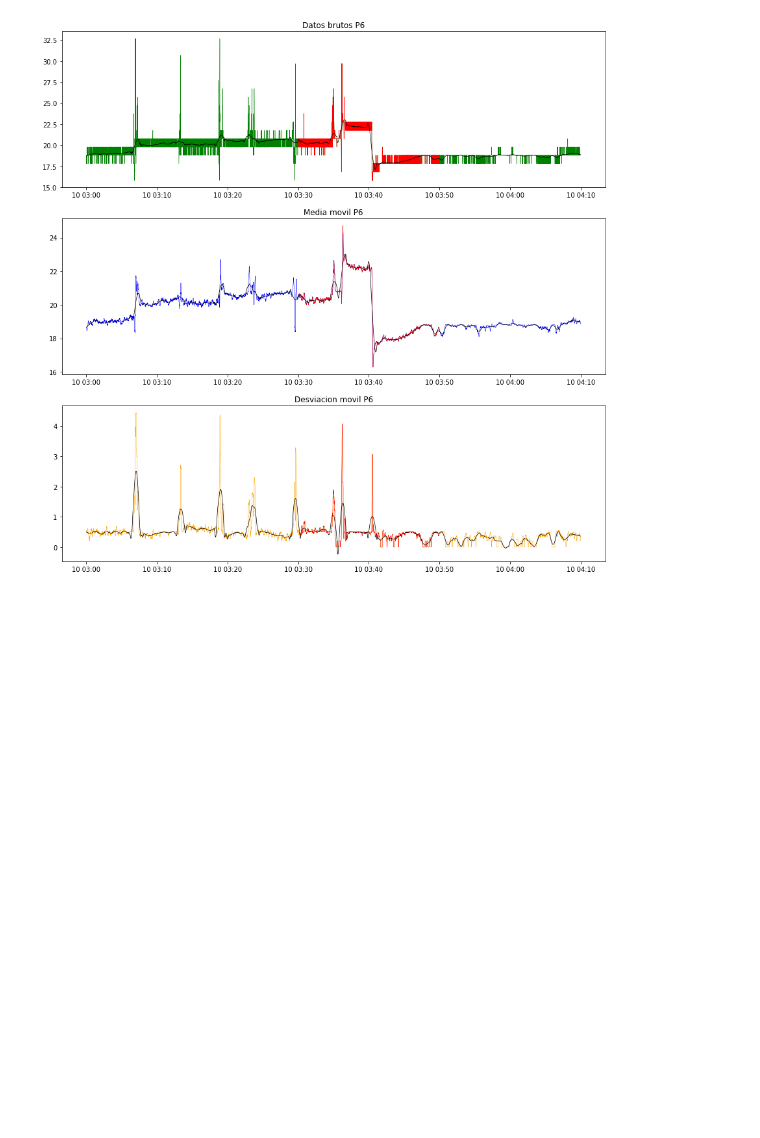
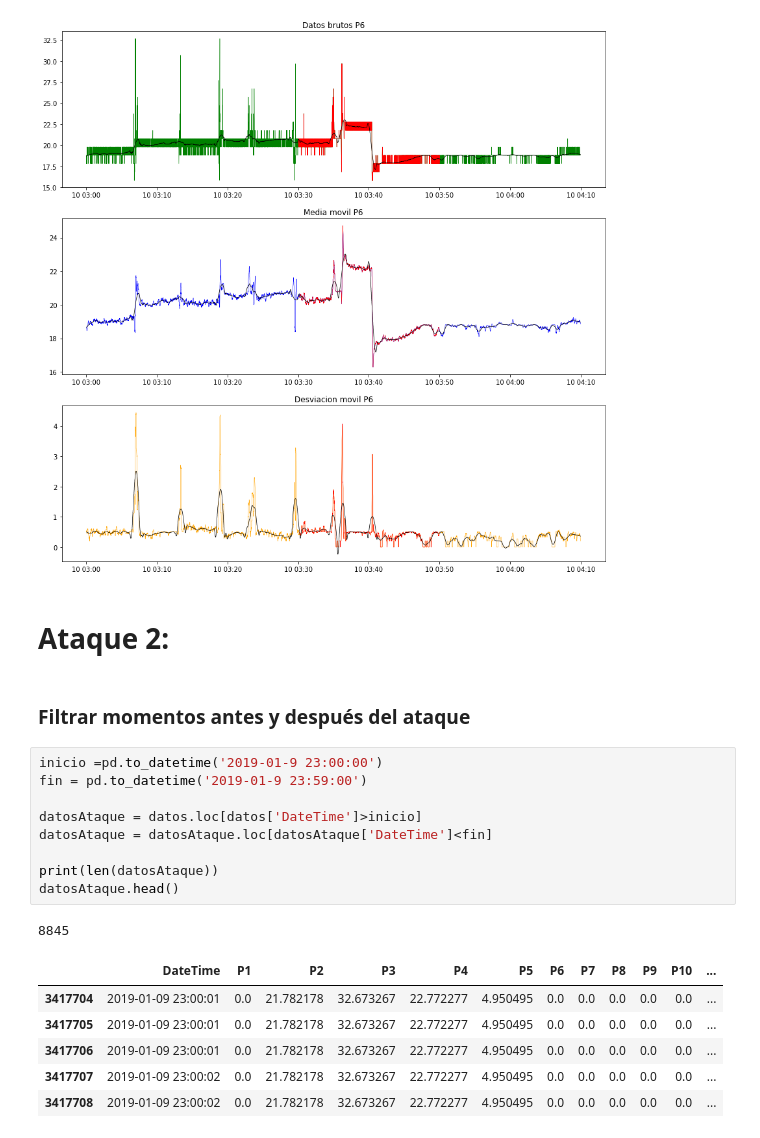
Before and after one commit to aliciaolivaresgil/TFG-SmartBeds, a Jupyter notebook: src/Representacion Ataque.ipynb, the cells around one changed output. Drawn from its saved outputs; the diff is of its cells as text; blank space fills up the shorter version.

```diff
--- a/src/Representacion Ataque.ipynb
+++ b/src/Representacion Ataque.ipynb
@@ -212,3 +214,24 @@ for i in range(1,7):
 [figure]
 [figure]
 [figure]
+# %% [markdown]
+# Ataque 2:
+# %% [markdown]
+### Filtrar momentos antes y después del ataque
+# %%
+inicio =pd.to_datetime('2019-01-9 23:00:00')
+fin = pd.to_datetime('2019-01-9 23:59:00')
+
+datosAtaque = datos.loc[datos['DateTime']>inicio]
+datosAtaque = datosAtaque.loc[datosAtaque['DateTime']<fin]
+
+print(len(datosAtaque))
+datosAtaque.head()
+# %% [output]
+8845
+|  | DateTime | P1 | P2 | P3 | P4 | P5 | P6 | P7 | P8 | P9 | P10 | ... |
+| 3417704 | 2019-01-09 23:00:01 | 0.0 | 21.782178 | 32.673267 | 22.772277 | 4.950495 | 0.0 | 0.0 | 0.0 | 0.0 | 0.0 | ... |
+| 3417705 | 2019-01-09 23:00:01 | 0.0 | 21.782178 | 32.673267 | 22.772277 | 4.950495 | 0.0 | 0.0 | 0.0 | 0.0 | 0.0 | ... |
+| 3417706 | 2019-01-09 23:00:01 | 0.0 | 21.782178 | 32.673267 | 22.772277 | 4.950495 | 0.0 | 0.0 | 0.0 | 0.0 | 0.0 | ... |
+| 3417707 | 2019-01-09 23:00:02 | 0.0 | 21.782178 | 32.673267 | 22.772277 | 4.950495 | 0.0 | 0.0 | 0.0 | 0.0 | 0.0 | ... |
+| 3417708 | 2019-01-09 23:00:02 | 0.0 | 21.782178 | 32.673267 | 22.772277 | 4.950495 | 0.0 | 0.0 | 0.0 | 0.0 | 0.0 | ... |
```
Also changed, not shown: parts of 6 cells of this notebook, 2 other files.
